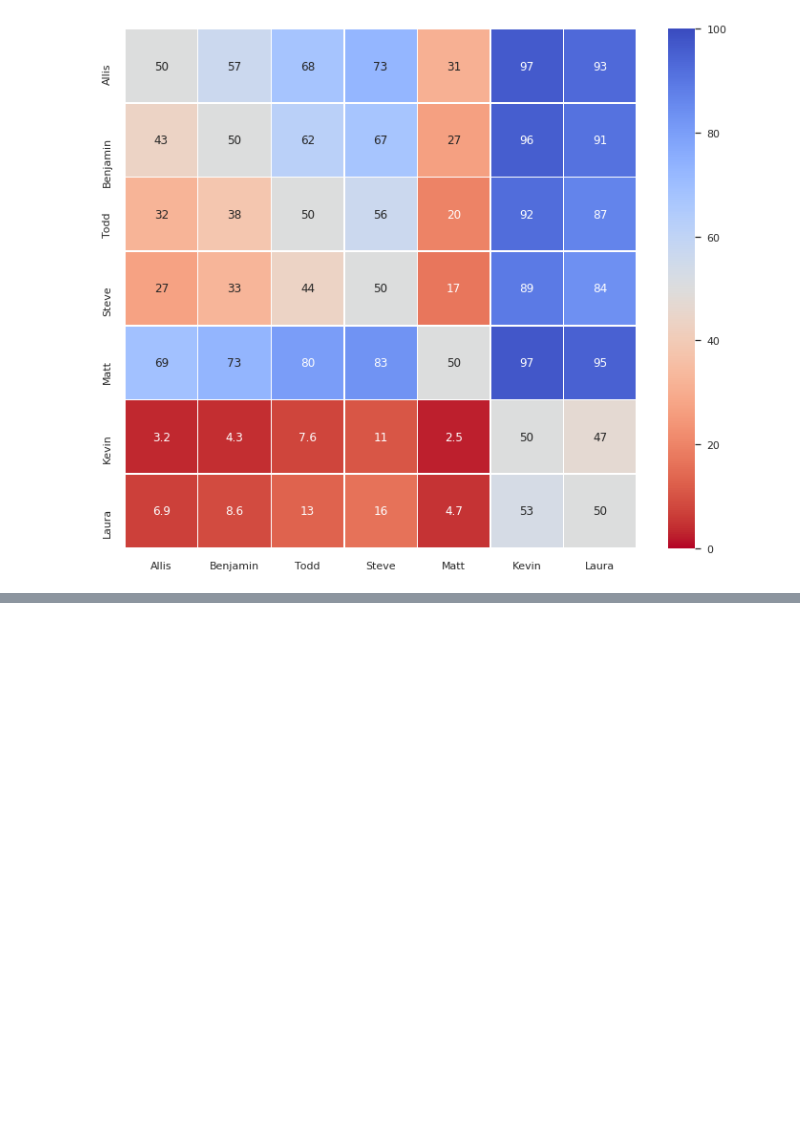
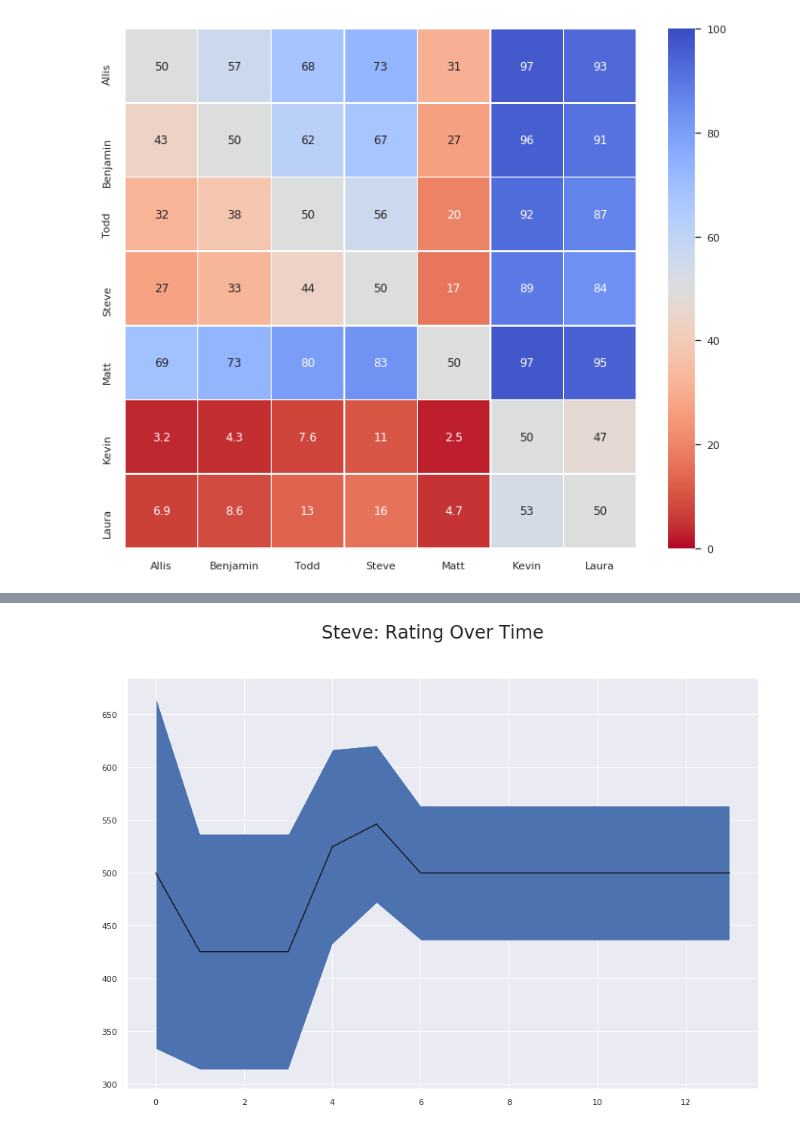
Before and after one commit to ThePlaidMentat/warrank, a Jupyter notebook: RedRankTrueSkill.ipynb, the cells around one changed output, grey strips where cells are left out. Cells and saved outputs as stored; diff of their text form; code cells hidden in the pictures; blank space fills up the shorter version.

```diff
--- a/RedRankTrueSkill.ipynb
+++ b/RedRankTrueSkill.ipynb
@@ -157,0 +250,4 @@ sns.heatmap(wp_df, vmin=0, vmax=100, annot=True, linewidths=0.5, cmap='coolwarm_
+# %%
+plot_player('Steve', steve)
+# %% [output]
+[figure, added]
```
Also changed, not shown: parts of 9 cells of this notebook.
